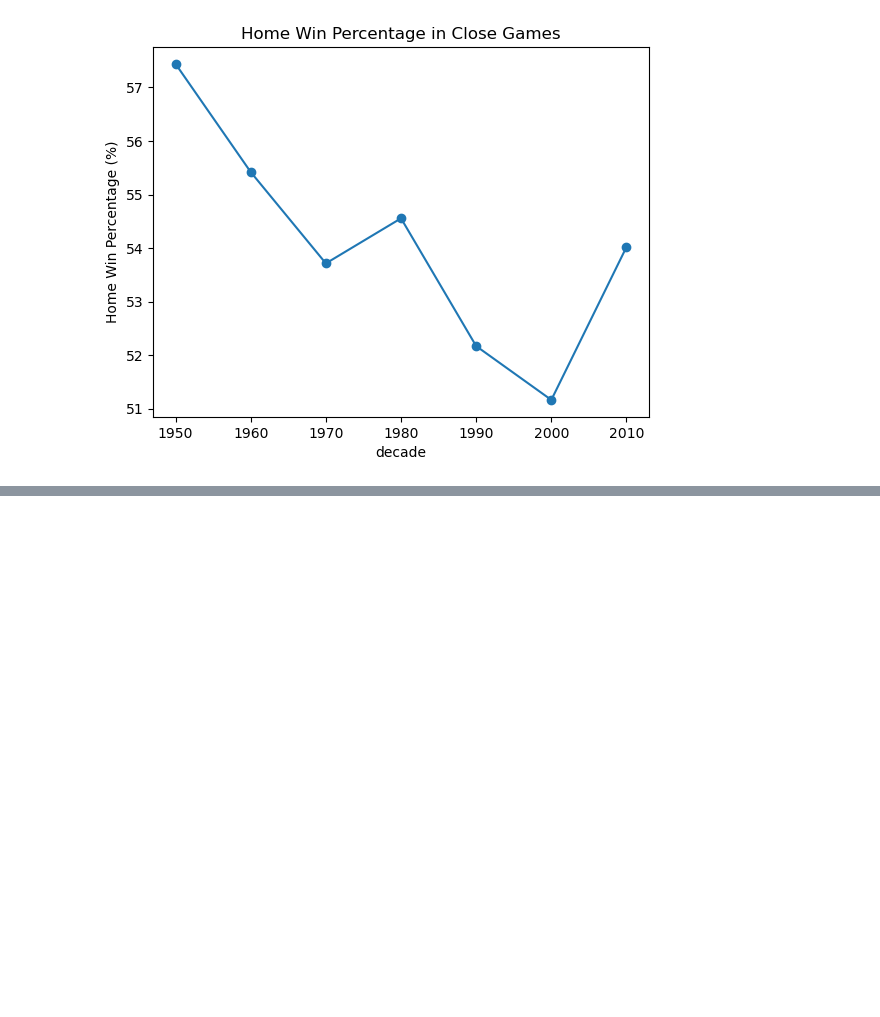
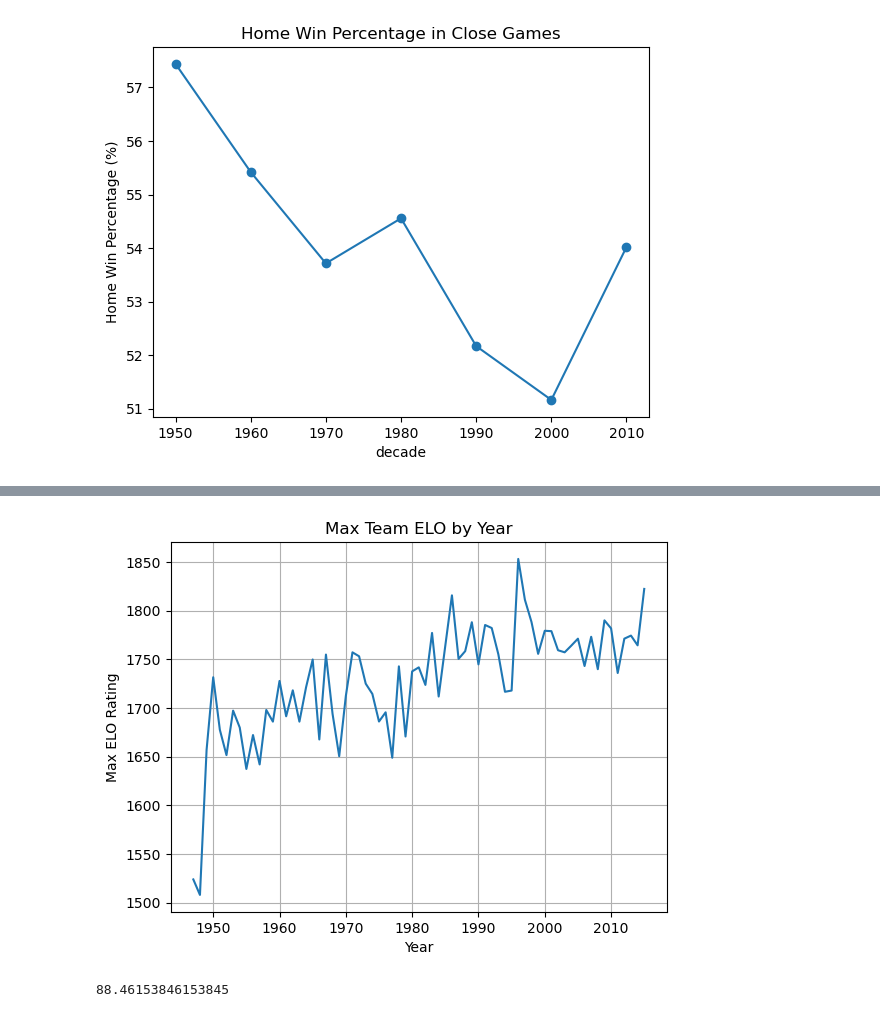
Before and after one commit to ljsweeney721/CS-130, a Jupyter notebook: Untitled.ipynb, the cells around one changed output, grey strips where cells are left out. Saved outputs shown, nothing was run; the diff lists cells and outputs as text; code cells hidden in the pictures; blank space fills up the shorter version.

```diff
--- a/Untitled.ipynb
+++ b/Untitled.ipynb
@@ -368,3 +368,7 @@ plt.ylabel('Home Win Percentage (%)')
 plt.show()
 # %% [output]
 [figure]
+# %%
+df['total_score'] = df.pts + df.opp_pts
+average_pace = df.groupby('decade')['total_score'].mean()
+print(average_pace)
@@ -370,0 +386,11 @@ plt.show()
+# %%
+# --- 1. Calculate the raw score margin for every game ---
+# We take the absolute value so we only measure the difference, not who won.
+df['margin'] = (df.pts - df.opp_pts).abs()
+
+# --- 2. Group and Find the Average Margin of Victory per Decade ---
+# We track how much smaller the average margin gets over time.
+average_margin = df.groupby('decade')['margin'].mean()
+
+print("Average Margin of Victory by Decade:")
+print(average_margin)
@@ -370,0 +409,11 @@ plt.show()
+# %%
+# --- 1. Calculate the raw ELO difference (Home Team ELO minus Opponent ELO) ---
+# ELO is a good proxy for team skill/quality.
+df['home_elo_advantage'] = df.elo_n - df.opp_elo_n
+
+# --- 2. Group and Find the Average Home ELO Advantage per Decade ---
+# We are seeing if the home team is starting with less of a skill advantage over time.
+average_home_elo_advantage = df.groupby('decade')['home_elo_advantage'].mean()
+
+print("Average Pre-Game ELO Advantage for Home Team by Decade:")
+print(average_home_elo_advantage)
@@ -370,0 +451,3 @@ plt.show()
+# %%
+max_elo_by_year = df.groupby('year_id')['elo_n'].max()
+print(max_elo_by_year)
@@ -370,0 +468,25 @@ plt.show()
+# %%
+import matplotlib.pyplot as plt
+
+
+max_elo_by_year.plot(kind='line')
+
+plt.title('Max Team ELO by Year')
+plt.xlabel('Year')
+plt.ylabel('Max ELO Rating')
+plt.grid(True)
+plt.show()
+# %% [output]
+[figure, added]
+# %%
+data['WonGame'] = data.game_result.apply(lambda result: 1 if result == 'W' else 0)
+bulls_dominance_games = data[
+    (data.year_id == 1996) &
+    (data.team_id == 'CHI') &
+    (data.game_location == 'A') &
+    (data.opp_elo_n < 1500)
+]
+road_win_rate = bulls_dominance_games['WonGame'].mean() * 100
+print(road_win_rate)
+# %% [output]
+88.46153846153845
```
Also changed, not shown: parts of 5 cells of this notebook, 4 other files.
